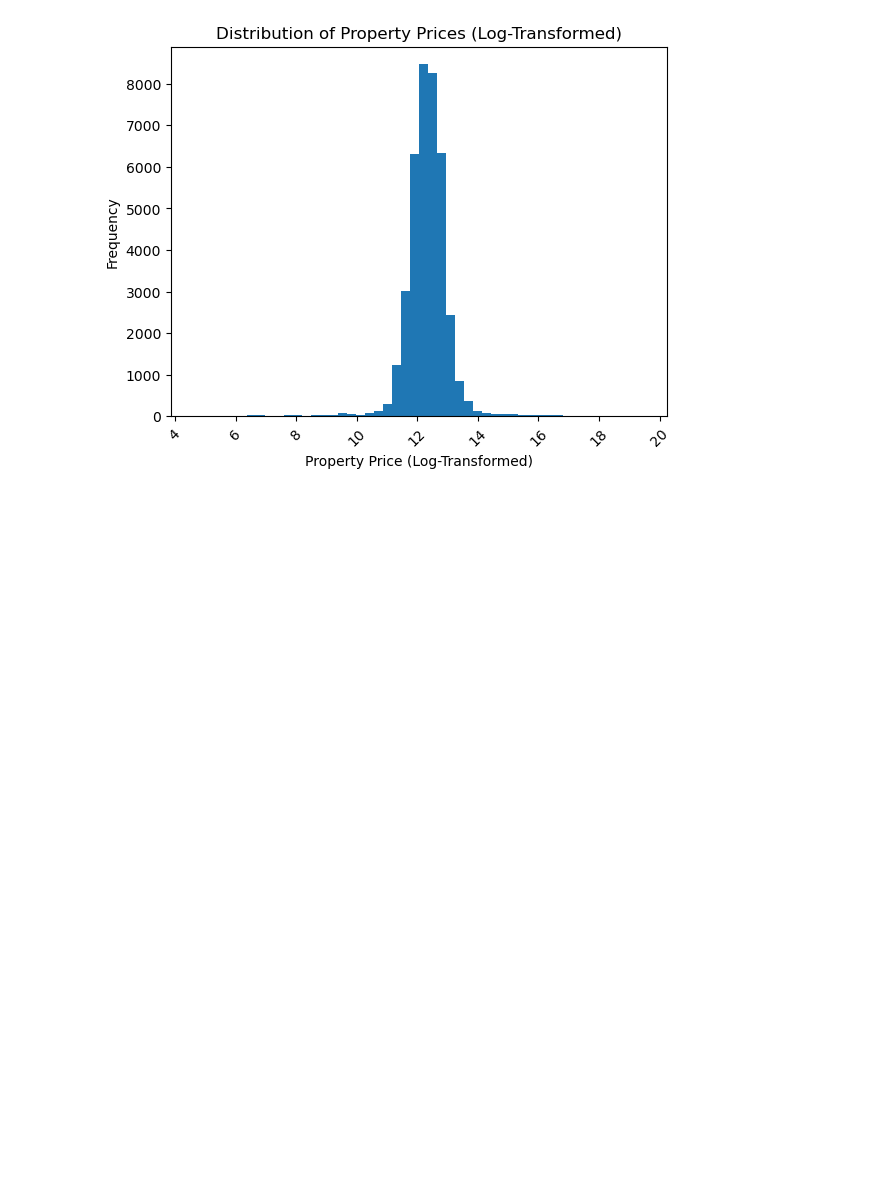
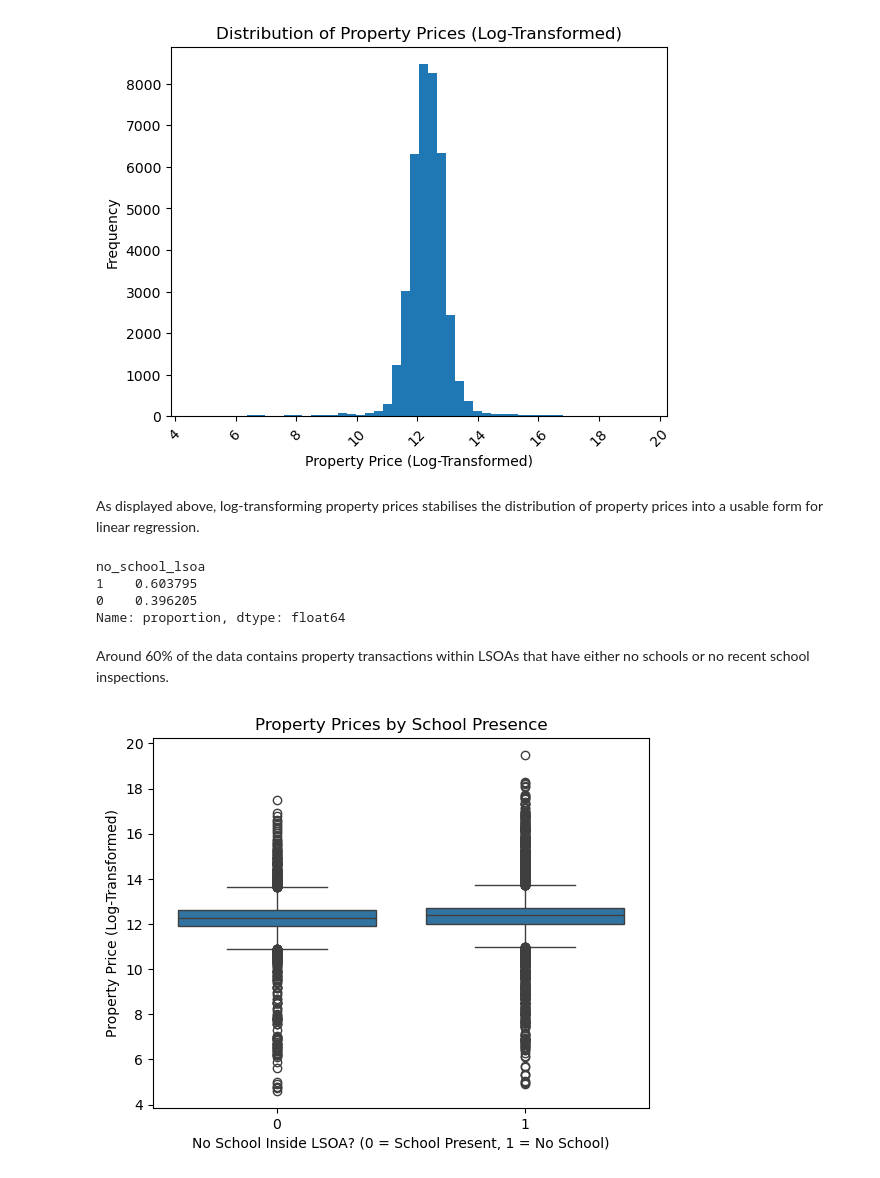
Before and after one commit to jonathanskuy/manchester-property-vs-education, a Jupyter notebook: notebooks/manchester_property_vs_education.ipynb, the cells around one changed output. Cells and saved outputs as stored; diff of their text form; code cells hidden in the pictures; blank space fills up the shorter version.

```diff
--- a/notebooks/manchester_property_vs_education.ipynb
+++ b/notebooks/manchester_property_vs_education.ipynb
@@ -899,3 +899,9 @@ imd_rank                      0.000000
 imd_decile                    0.000000
 distance_to_city_centre_km    0.000000
 dtype: float64
+# %%
+# Converting the mean Ofsted score for the LSOA of the property transaction from object into numeric
+
+df_final['mean_score'] = pd.to_numeric(df_final['mean_score'], errors='coerce')
+
+df_final
@@ -966,3 +1000,26 @@ plt.title('Distribution of Property Prices (Log-Transformed)')
 plt.show()
 # %% [output]
 [figure]
+# %% [markdown]
+As displayed above, log-transforming property prices stabilises the distribution of property prices into a usable form for linear regression.
+# %%
+# Finding out how common no-school LSOAs are
+
+df_final['no_school_lsoa'].value_counts(normalize=True)
+# %% [output]
+no_school_lsoa
+1    0.603795
+0    0.396205
+Name: proportion, dtype: float64
+# %% [markdown]
+Around 60% of the data contains property transactions within LSOAs that have either no schools or no recent school inspections.
+# %%
+# Plotting property prices by whether there is a school within the LSOA
+
+sns.boxplot(data=df_final, x='no_school_lsoa', y='log_price')
+plt.xlabel('No School Inside LSOA? (0 = School Present, 1 = No School)')
+plt.ylabel('Property Price (Log-Transformed)')
+plt.title('Property Prices by School Presence')
+plt.show()
+# %% [output]
+[figure, added]
```
Also changed, not shown: parts of 10 cells of this notebook.
